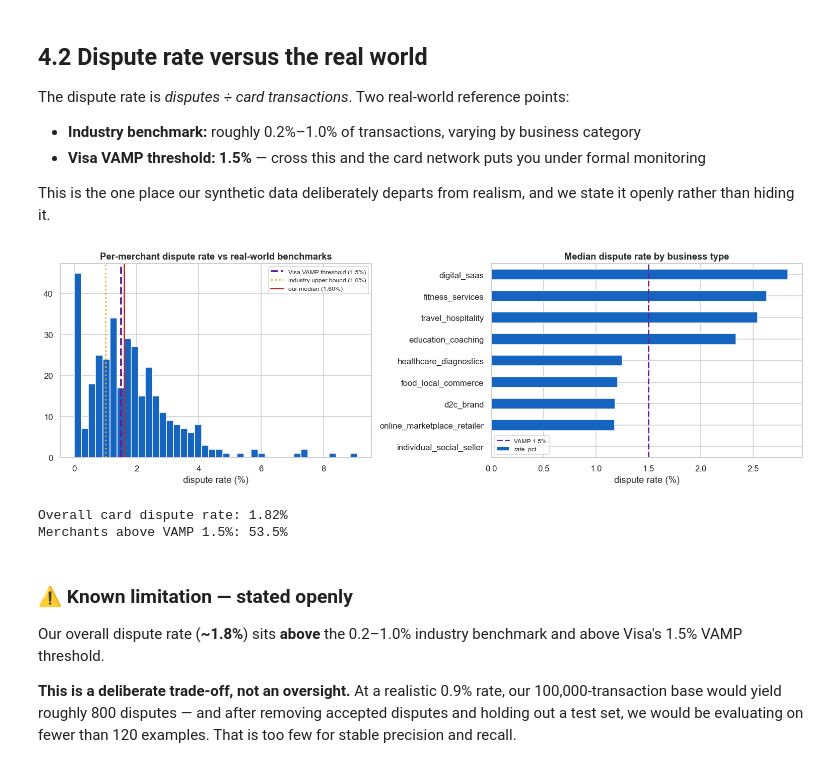
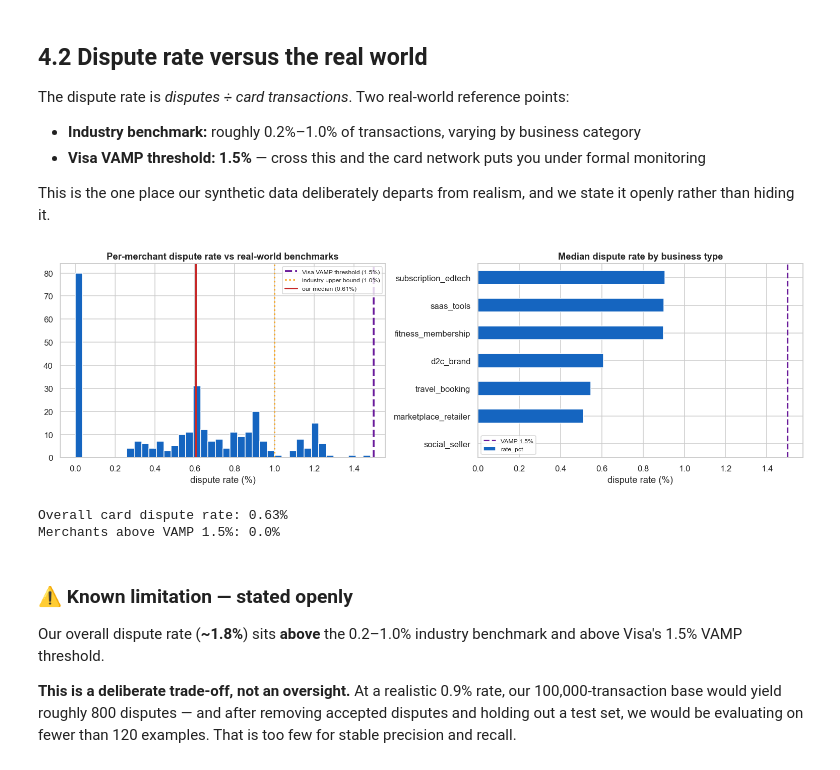
Before and after one commit to Lilekha/sahaya_dispute_evidence_responder_razorpay_buildathon, a Jupyter notebook: notebooks/01_EDA_Chargeback_Evidence_Responder.ipynb, the cells around one changed output. Saved outputs shown, nothing was run; the diff lists cells and outputs as text; code cells hidden in the pictures.

```diff
--- a/notebooks/01_EDA_Chargeback_Evidence_Responder.ipynb
+++ b/notebooks/01_EDA_Chargeback_Evidence_Responder.ipynb
@@ -296,7 +297,9 @@ Because since **15 February 2025, NPCI auto-resolves UPI chargebacks** through U
 
 An evidence responder has nothing to do on a UPI dispute — not because UPI is unimportant, but because that pipeline has already been automated. Card disputes are the opposite: the outcome depends on *what evidence you submit against which reason code, before a deadline*. That is a judgement problem, and judgement problems are where a model earns its place.
 # %%
-CARD_METHODS = ['credit_card', 'debit_card', 'EMI']
+# Card rails only. UPI is excluded by design: NPCI auto-resolves UPI
+# chargebacks via settlement reconciliation, so no evidence is submitted.
+CARD_METHODS = ['credit_card', 'debit_card']
 card_txn = transactions[transactions.payment_method.isin(CARD_METHODS)]
 
 fig, axes = plt.subplots(1, 2, figsize=(14, 4.5))
@@ -337,39 +340,39 @@ This is the one place our synthetic data deliberately departs from realism, and
 # %%
 dispute_rate = len(disputes) / len(card_txn) * 100
 
 # Per-merchant dispute rate
 mrate = (disputes.groupby('merchant_id').size().rename('n_disputes')
          .to_frame()
          .join(card_txn.groupby('merchant_id').size().rename('n_card_txn'), how='outer')
          .fillna(0))
-mrate = mrate[mrate.n_card_txn >= 30]
+mrate = mrate[mrate.n_card_txn >= 30]   # merchants with enough volume for a stable rate
 mrate['rate_pct'] = mrate.n_disputes / mrate.n_card_txn * 100
 
 fig, axes = plt.subplots(1, 2, figsize=(14, 4.5))
 
 axes[0].hist(mrate.rate_pct, bins=40, color=COL_PRIMARY, edgecolor='white')
 axes[0].axvline(1.5, color=COL_BENCH, ls='--', lw=2.5, label='Visa VAMP threshold (1.5%)')
 axes[0].axvline(1.0, color=COL_ACCEPTED, ls=':', lw=2, label='industry upper bound (1.0%)')
 axes[0].axvline(mrate.rate_pct.median(), color=COL_LOST, ls='-', lw=2,
                 label=f'our median ({mrate.rate_pct.median():.2f}%)')
 axes[0].set_title('Per-merchant dispute rate vs real-world benchmarks', fontweight='bold')
 axes[0].set_xlabel('dispute rate (%)'); axes[0].legend(fontsize=8)
 
-by_arch = (mrate.join(merchants.set_index('merchant_id').merchant_archetype)
-           .groupby('merchant_archetype').rate_pct.median().sort_values())
+by_arch = (mrate.join(merchants.set_index('merchant_id').archetype)
+           .groupby('archetype').rate_pct.median().sort_values())
 by_arch.plot(kind='barh', ax=axes[1], color=COL_PRIMARY)
 axes[1].axvline(1.5, color=COL_BENCH, ls='--', lw=2, label='VAMP 1.5%')
 axes[1].set_title('Median dispute rate by business type', fontweight='bold')
 axes[1].set_xlabel('dispute rate (%)'); axes[1].set_ylabel(''); axes[1].legend(fontsize=8)
 
 plt.tight_layout(); plt.show()
 
 print(f'Overall card dispute rate: {dispute_rate:.2f}%')
 print(f'Merchants above VAMP 1.5%: {(mrate.rate_pct > 1.5).mean():.1%}')
 # %% [output]
-[figure, old version]
+[figure, new version]
-Overall card dispute rate: 1.82%
-Merchants above VAMP 1.5%: 53.5%
+Overall card dispute rate: 0.63%
+Merchants above VAMP 1.5%: 0.0%
 # %% [markdown]
 ### ⚠️ Known limitation — stated openly
 
```
Also changed, not shown: parts of 23 cells of this notebook, 24 other files.
